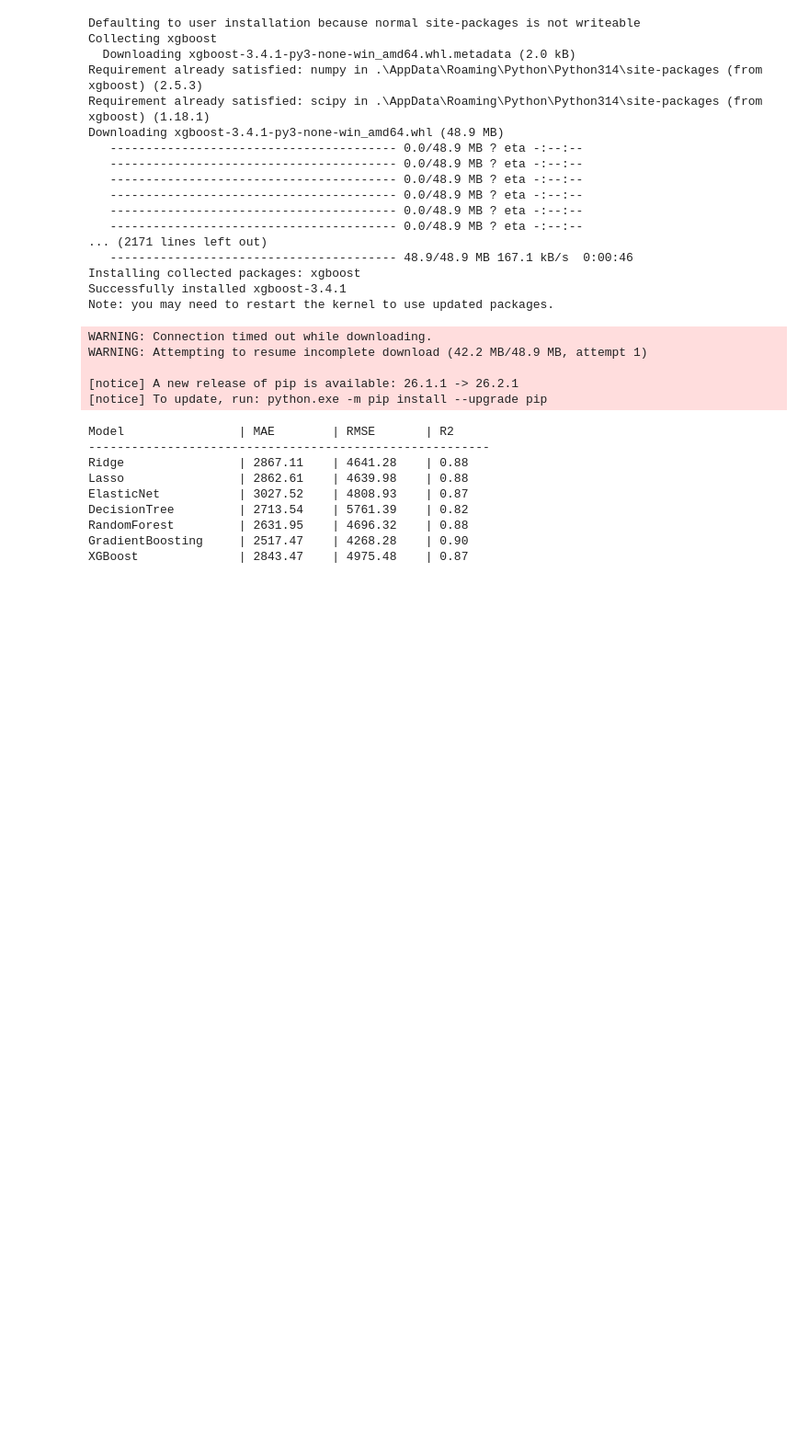
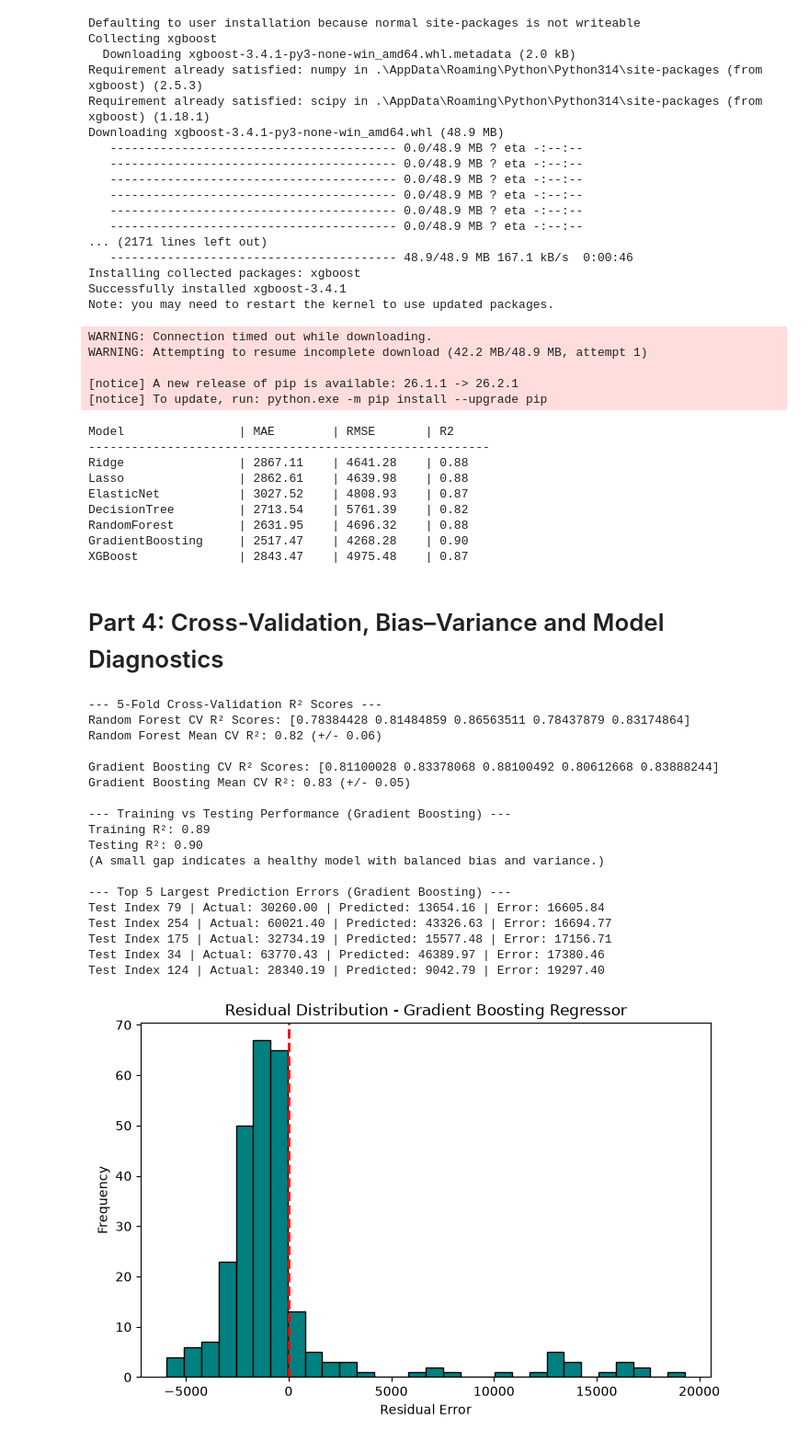
Before and after one commit to Laibarehman-SE/ML-Regression-Preparation., a Jupyter notebook: regression_task.ipynb, the cells around one changed output. Shown at 92% size. Saved outputs shown, nothing was run; the diff lists cells and outputs as text; code cells hidden in the pictures; blank space fills up the shorter version.

```diff
--- a/regression_task.ipynb
+++ b/regression_task.ipynb
@@ -316,3 +316,71 @@ DecisionTree         | 2713.54    | 5761.39    | 0.82
 RandomForest         | 2631.95    | 4696.32    | 0.88
 GradientBoosting     | 2517.47    | 4268.28    | 0.90
 XGBoost              | 2843.47    | 4975.48    | 0.87
+# %% [markdown]
+# Part 4: Cross-Validation, Bias–Variance and Model Diagnostics
+# %%
+from sklearn.model_selection import cross_val_score, KFold
+
+# 1. K-Fold Cross-Validation for Shortlisted Models (Random Forest & Gradient Boosting)
+kf = KFold(n_splits=5, shuffle=True, random_state=42)
+
+print("--- 5-Fold Cross-Validation R² Scores ---")
+
+rf_cv_scores = cross_val_score(rf, X_train, y_train, cv=kf, scoring='r2')
+print(f"Random Forest CV R² Scores: {rf_cv_scores}")
+print(f"Random Forest Mean CV R²: {rf_cv_scores.mean():.2f} (+/- {rf_cv_scores.std()*2:.2f})\n")
+
+gbr_cv_scores = cross_val_score(gbr, X_train, y_train, cv=kf, scoring='r2')
+print(f"Gradient Boosting CV R² Scores: {gbr_cv_scores}")
+print(f"Gradient Boosting Mean CV R²: {gbr_cv_scores.mean():.2f} (+/- {gbr_cv_scores.std()*2:.2f})\n")
+
+# 2. Overfitting Check (Training vs Testing Performance for Gradient Boosting)
+gbr_train_pred = gbr.predict(X_train)
+gbr_test_pred = gbr.predict(X_test)
+
+train_r2 = r2_score(y_train, gbr_train_pred)
+test_r2 = r2_score(y_test, gbr_test_pred)
+
+print("--- Training vs Testing Performance (Gradient Boosting) ---")
+print(f"Training R²: {train_r2:.2f}")
+print(f"Testing R²: {test_r2:.2f}")
+print("(A small gap indicates a healthy model with balanced bias and variance.)")
+
+# 3. Detailed Residual Diagnostics & Identifying Large Errors
+residuals = y_test - gbr_test_pred
+absolute_errors = np.abs(residuals)
+
+# Find top 5 observations with the largest prediction errors
+largest_errors_idx = np.argsort(absolute_errors)[-5:]
+print("\n--- Top 5 Largest Prediction Errors (Gradient Boosting) ---")
+for idx in largest_errors_idx:
+    print(f"Test Index {idx} | Actual: {y_test.iloc[idx]:.2f} | Predicted: {gbr_test_pred[idx]:.2f} | Error: {residuals.iloc[idx]:.2f}")
+
+# Plot Residual Distribution
+plt.figure(figsize=(8, 5))
+plt.hist(residuals, bins=30, color='teal', edgecolor='black')
+plt.axvline(x=0, color='red', linestyle='--', linewidth=2)
+plt.title('Residual Distribution - Gradient Boosting Regressor')
+plt.xlabel('Residual Error')
+plt.ylabel('Frequency')
+plt.show()
+# %% [output]
+--- 5-Fold Cross-Validation R² Scores ---
+Random Forest CV R² Scores: [0.78384428 0.81484859 0.86563511 0.78437879 0.83174864]
+Random Forest Mean CV R²: 0.82 (+/- 0.06)
+
+Gradient Boosting CV R² Scores: [0.81100028 0.83378068 0.88100492 0.80612668 0.83888244]
+Gradient Boosting Mean CV R²: 0.83 (+/- 0.05)
+
+--- Training vs Testing Performance (Gradient Boosting) ---
+Training R²: 0.89
+Testing R²: 0.90
+(A small gap indicates a healthy model with balanced bias and variance.)
+
+--- Top 5 Largest Prediction Errors (Gradient Boosting) ---
+Test Index 79 | Actual: 30260.00 | Predicted: 13654.16 | Error: 16605.84
+Test Index 254 | Actual: 60021.40 | Predicted: 43326.63 | Error: 16694.77
+Test Index 175 | Actual: 32734.19 | Predicted: 15577.48 | Error: 17156.71
+Test Index 34 | Actual: 63770.43 | Predicted: 46389.97 | Error: 17380.46
+Test Index 124 | Actual: 28340.19 | Predicted: 9042.79 | Error: 19297.40
+[figure, added]
```
